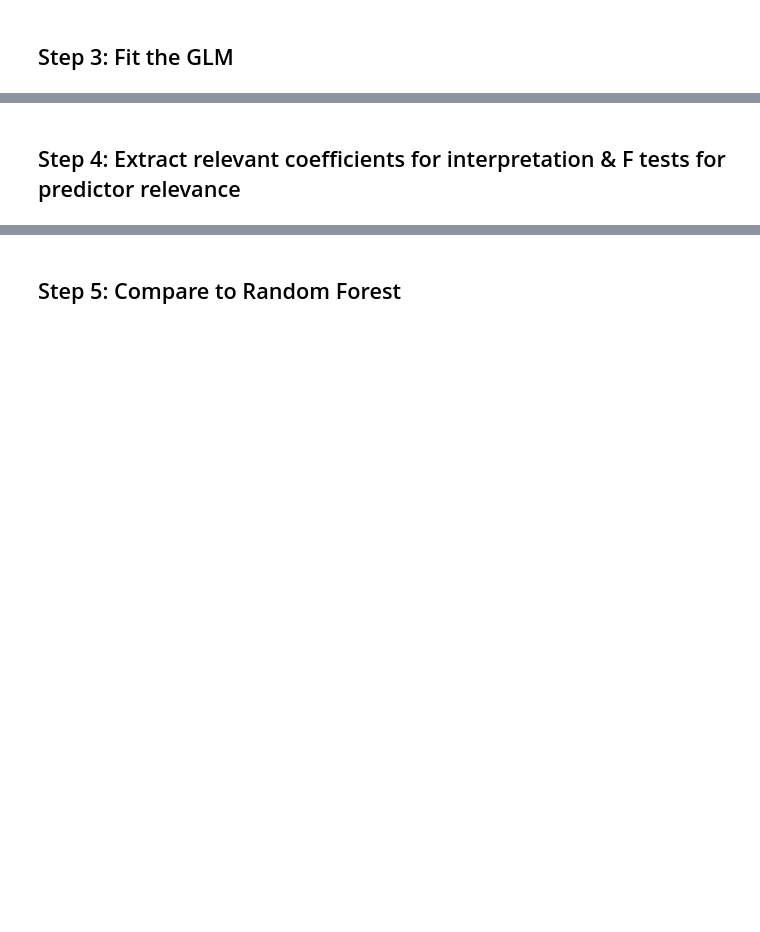
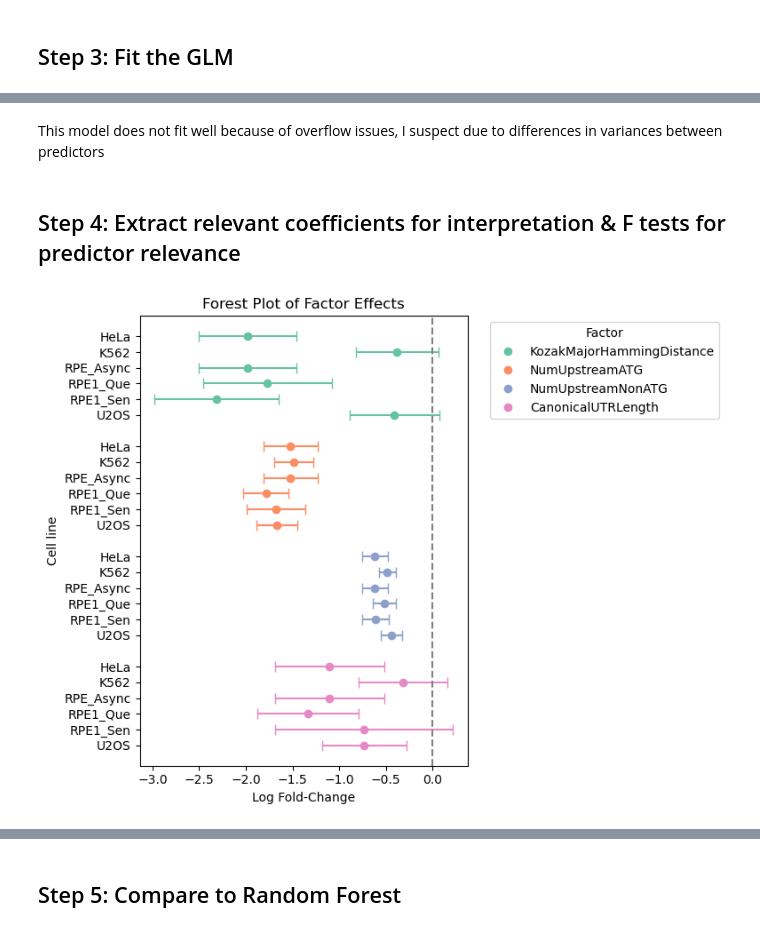
Before and after one commit to cheeseman-lab/coTISja, a Jupyter notebook: src/notebooks/leaky_scanning_model.ipynb, the cells around one changed output, grey strips where cells are left out. Drawn from its saved outputs; the diff is of its cells as text; code cells hidden in the pictures; blank space fills up the shorter version.

```diff
--- a/src/notebooks/leaky_scanning_model.ipynb
+++ b/src/notebooks/leaky_scanning_model.ipynb
@@ -277,26 +307,35 @@ feature_table.to_csv('/lab/barcheese01/smaffa/coTISja/data/tisdiff_results/deseq
 # %%
-import statsmodels.api as sm
-import statsmodels.formula.api as smf
-
 model = smf.glm(
+    # formula="""
+    # TISCounts ~
+    #     KozakMajorHammingDistance +
+    #     NumUpstreamATG +
+    #     NumUpstreamNonATG +
+    #     CanonicalUTRLength +
+    #     GCContentCanonicalUTR +
+    #     Sample +
+    #     KozakMajorHammingDistance:Sample +
+    #     NumUpstreamATG:Sample +
+    #     NumUpstreamNonATG:Sample +
+    #     CanonicalUTRLength:Sample +
+    #     GCContentCanonicalUTR:Sample
+    # """,
     formula="""
     TISCounts ~
-        KozakHammingDistance +
+        KozakMajorHammingDistance +
         NumUpstreamATG +
         NumUpstreamNonATG +
         CanonicalUTRLength +
         Sample +
-        KozakHammingDistance:Sample +
+        KozakMajorHammingDistance:Sample +
         NumUpstreamATG:Sample +
         NumUpstreamNonATG:Sample +
         CanonicalUTRLength:Sample
     """,
-    data=feature_table.assign(
-        NumUpstreamNonATG=lambda x: x['NumUpstreamTIS'] - x['NumUpstreamATG']
-    ),
+    data=feature_table,
     family=sm.families.NegativeBinomial(),
     offset=feature_table["GeneRNASeqLogRPM"]
-).fit()
+).fit(cov_type='HC0')
 
 print(model.summary())
 # %% [output]
@@ -326,2 +487,4 @@ write_glm_results(model, '/lab/barcheese01/smaffa/coTISja/data/tisdiff_results/d
+# %% [markdown]
+This model does not fit well because of overflow issues, I suspect due to differences in variances between predictors
 # %% [markdown]
 ## Step 4: Extract relevant coefficients for interpretation & F tests for predictor relevance
@@ -327,0 +624,10 @@ write_glm_results(model, '/lab/barcheese01/smaffa/coTISja/data/tisdiff_results/d
+# %%
+fold_change_table = compute_fold_changes(
+    model, feature_table,
+    # ['KozakMajorHammingDistance', 'NumUpstreamATG', 'NumUpstreamNonATG', 'CanonicalUTRLength', 'GCContentCanonicalUTR'],
+    ['KozakMajorHammingDistance', 'NumUpstreamATG', 'NumUpstreamNonATG', 'CanonicalUTRLength'],
+    ['HeLa', 'K562', 'RPE_Async', 'RPE1_Que', 'RPE1_Sen', 'U2OS'], 'HeLa'
+)
+plot_forest(fold_change_table)
+# %% [output]
+[figure, added]
```
Also changed, not shown: parts of 34 cells of this notebook, 5 other files.
